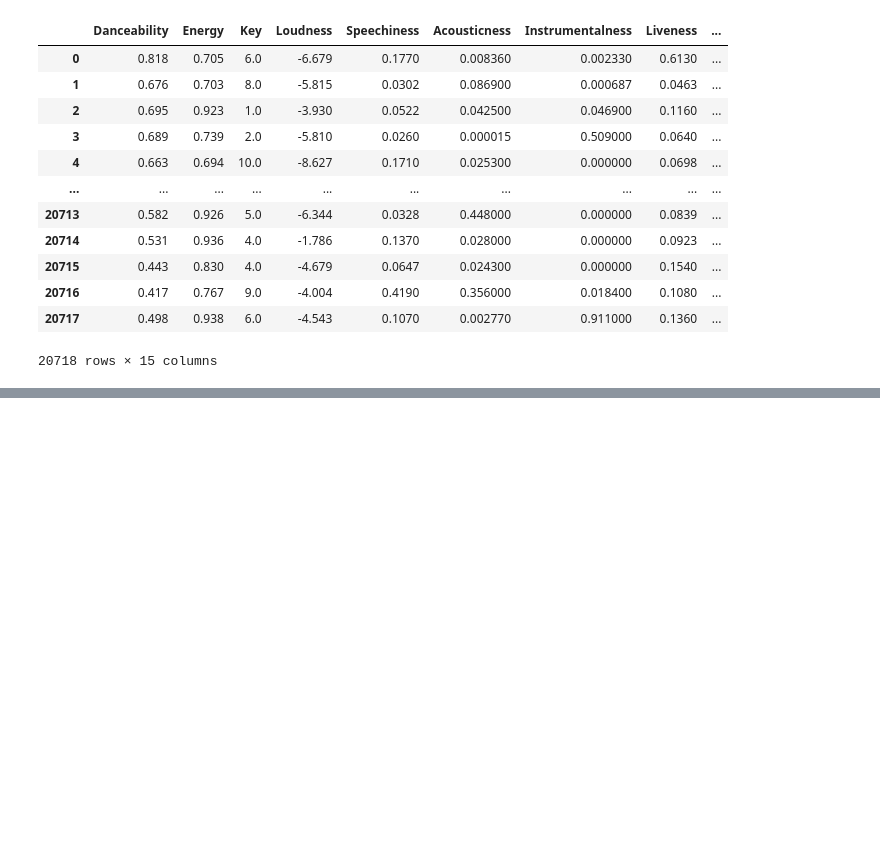
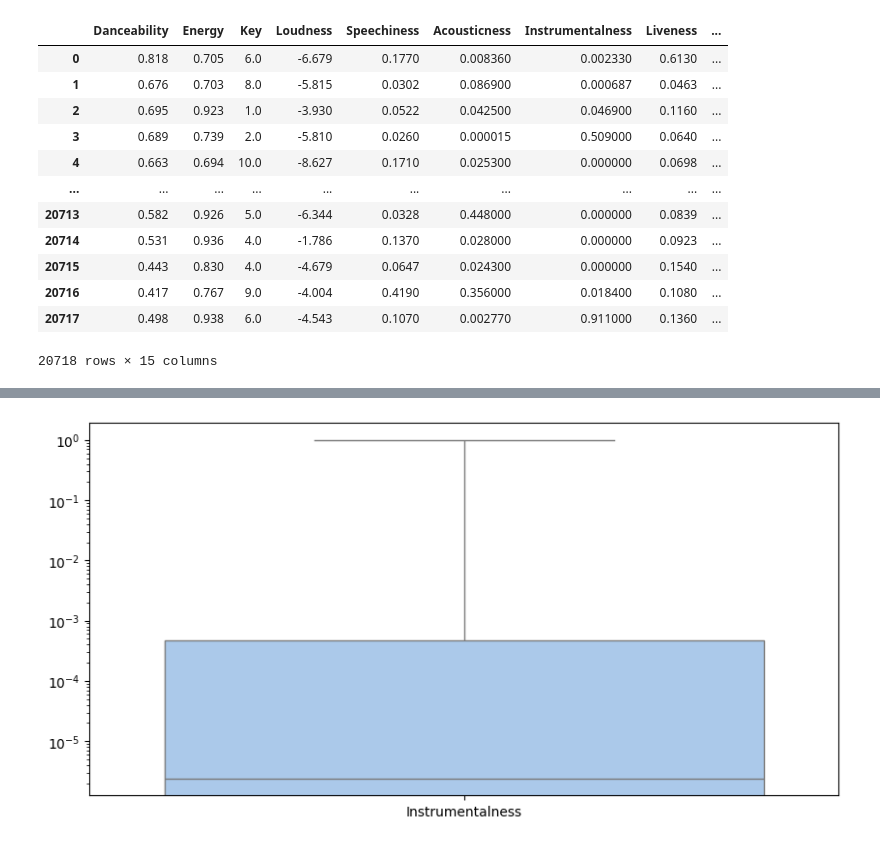
Before and after one commit to sylrod569/Projeto-ICD---An-lise-de-Dados-do-Spotify-Youtube, a Jupyter notebook: tratamento_de_dados.ipynb, the cells around one changed output, grey strips where cells are left out. Cells and saved outputs as stored; diff of their text form; code cells hidden in the pictures; blank space fills up the shorter version.

```diff
--- a/tratamento_de_dados.ipynb
+++ b/tratamento_de_dados.ipynb
@@ -48,0 +187,7 @@ Name: count, dtype: int64
+# %%
+plt.figure(figsize=(10, 5))
+plt.yscale('log')
+sns.boxplot(data= df_spotify_youtube_num[['Instrumentalness']])
+plt.show()
+# %% [output]
+[figure, added]
```
Also changed, not shown: parts of 32 cells of this notebook.
